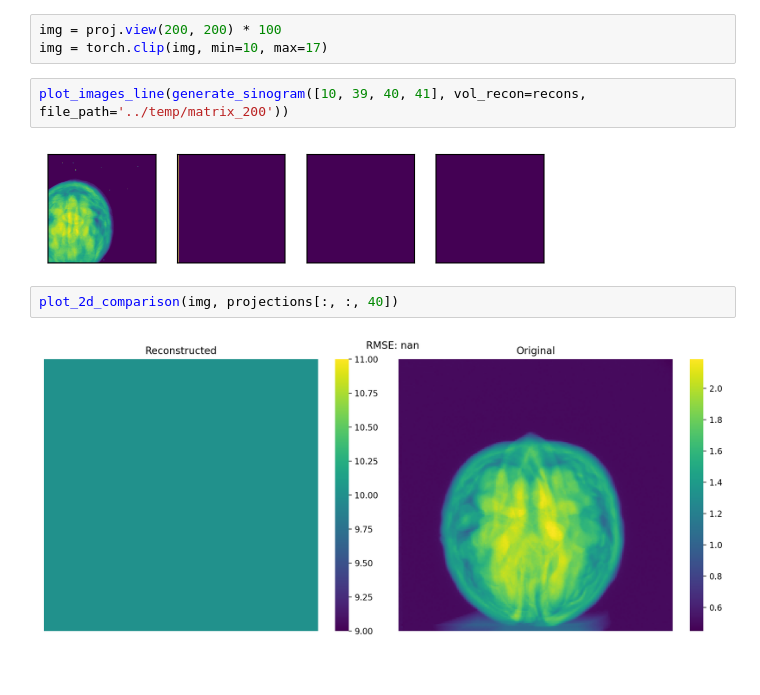
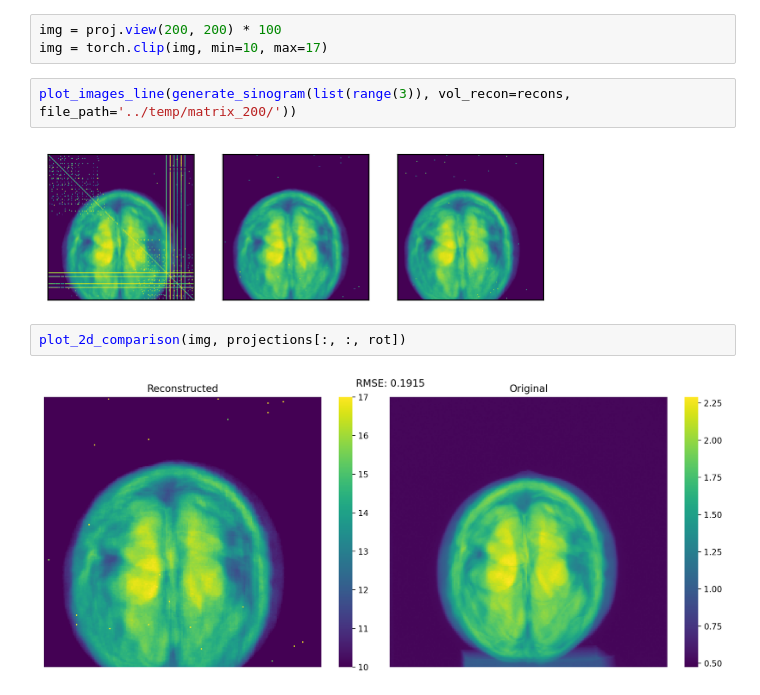
Before and after one commit to aakashks/CT-Reconstruction-3D, a Jupyter notebook: test_notebooks/test_matrix.ipynb, the cells around one changed output. Drawn from its saved outputs; the diff is of its cells as text.

```diff
--- a/test_notebooks/test_matrix.ipynb
+++ b/test_notebooks/test_matrix.ipynb
@@ -41,10 +37,10 @@ torch.Size([40000, 1])
 img = proj.view(200, 200) * 100
 img = torch.clip(img, min=10, max=17)
 # %%
-plot_images_line(generate_sinogram([10, 39, 40, 41], vol_recon=recons, file_path='../temp/matrix_200'))
+plot_images_line(generate_sinogram(list(range(3)), vol_recon=recons, file_path='../temp/matrix_200/'))
 # %% [output]
-[figure, old version]
+[figure, new version]
 # %%
-plot_2d_comparison(img, projections[:, :, 40])
+plot_2d_comparison(img, projections[:, :, rot])
 # %% [output]
-[figure, old version]
+[figure, new version]
```
Also changed, not shown: parts of 5 cells of this notebook, 1 other file.
